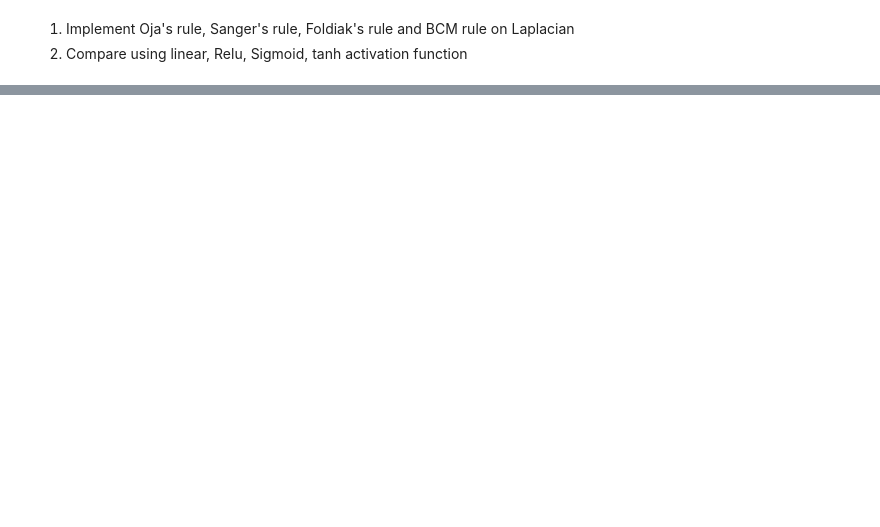
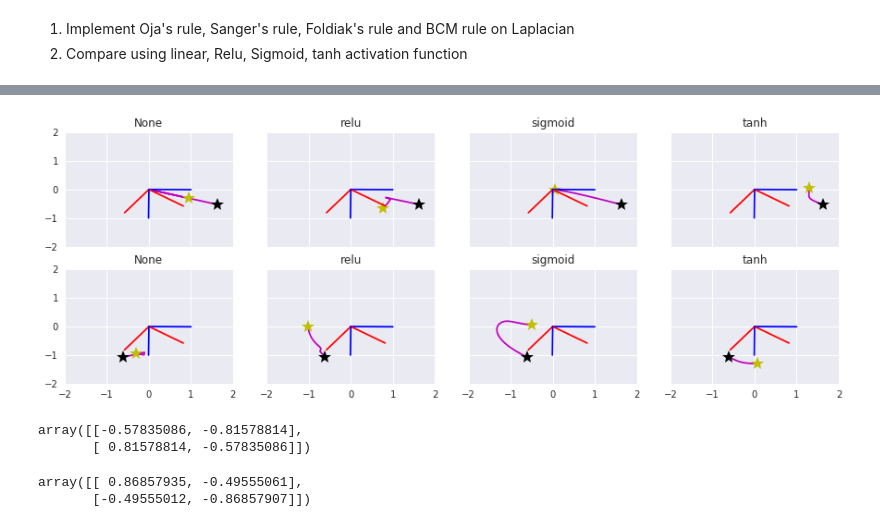
Before and after one commit to ShuangLiBCM/local_lr_unsup, a Jupyter notebook: notebooks/Local_lr_feature_extraction_uniform.ipynb, the cells around one changed output, grey strips where cells are left out. Drawn from its saved outputs; the diff is of its cells as text; code cells hidden in the pictures; blank space fills up the shorter version.

```diff
--- a/notebooks/Local_lr_feature_extraction_uniform.ipynb
+++ b/notebooks/Local_lr_feature_extraction_uniform.ipynb
@@ -84,0 +180,32 @@ data.shape
+# %%
+# Plot the training trajectory
+n_row = n_output
+n_col = 4
+
+fig, ax = plt.subplots(n_row ,n_col, sharex=True, sharey=True)
+fig.set_figheight(5)
+fig.set_figwidth(15)
+for i in range(n_row):
+    for j in range(n_col):
+        nonlinear_type = nonlinear[j]
+        data_w = np.hstack(w_track[nonlinear_type])
+        if n_row > 1:
+            g = ax[i][j]
+        else:
+            g = ax[j]
+
+        g.plot(data_w[i,:], data_w[i + n_row,:], 'm', rasterized= True)
+        g.plot(data_w[i,-1], data_w[i + n_row,-1], 'y*', ms=15, rasterized= True)
+        g.set_title(nonlinear_type)
+        g.plot(data_w[i, 0], data_w[i+n_row, 0], 'k*', ms=15, rasterized= True)
+        g.set_xlim([-5,5])
+        g.set_ylim([-5,5])
+
+        for k in range(n_components):
+            g.plot([0,PC2[k,0]], [0,PC2[k,1]], 'r')
+            g.plot([0,IC2[k,0]], [0,IC2[k,1]], 'b')
+
+        g.set_xlim([-2,2])
+        g.set_ylim([-2,2])
+# %% [output]
+[figure, added]
@@ -84,0 +239,10 @@ data.shape
+# %%
+PC2
+# %% [output]
+array([[-0.57835086, -0.81578814],
+       [ 0.81578814, -0.57835086]])
+# %%
+w_final[None]
+# %% [output]
+array([[ 0.86857935, -0.49555061],
+       [-0.49555012, -0.86857907]])
```
Also changed, not shown: parts of 24 cells of this notebook, 2 other files.
